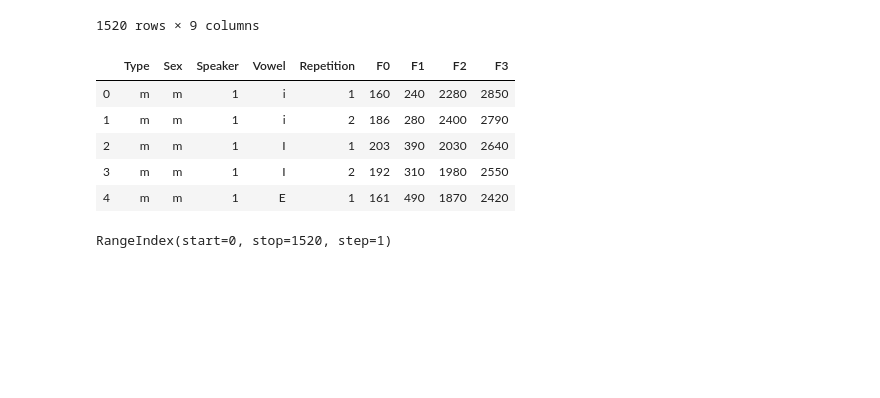
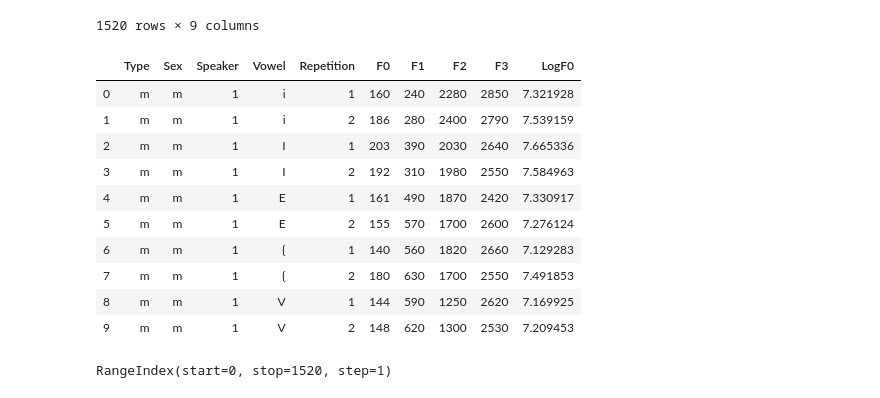
Before and after one commit to mim/ling83800dataAnalysis, a Jupyter notebook: lecture12.ipynb, the cells around one changed output. Cells and saved outputs as stored; diff of their text form; code cells hidden in the pictures; blank space fills up the shorter version.

```diff
--- a/lecture12.ipynb
+++ b/lecture12.ipynb
@@ -131,14 +137,19 @@ pb52
 | 1519 | c | f | 76 | 3' | 2 | 328 | 660 | 1830 | 2200 |
 1520 rows × 9 columns
 # %%
-pb52.head()
+pb52.head(10)
 # %% [output]
-|  | Type | Sex | Speaker | Vowel | Repetition | F0 | F1 | F2 | F3 |
-| 0 | m | m | 1 | i | 1 | 160 | 240 | 2280 | 2850 |
-| 1 | m | m | 1 | i | 2 | 186 | 280 | 2400 | 2790 |
-| 2 | m | m | 1 | I | 1 | 203 | 390 | 2030 | 2640 |
-| 3 | m | m | 1 | I | 2 | 192 | 310 | 1980 | 2550 |
-| 4 | m | m | 1 | E | 1 | 161 | 490 | 1870 | 2420 |
+|  | Type | Sex | Speaker | Vowel | Repetition | F0 | F1 | F2 | F3 | LogF0 |
+| 0 | m | m | 1 | i | 1 | 160 | 240 | 2280 | 2850 | 7.321928 |
+| 1 | m | m | 1 | i | 2 | 186 | 280 | 2400 | 2790 | 7.539159 |
+| 2 | m | m | 1 | I | 1 | 203 | 390 | 2030 | 2640 | 7.665336 |
+| 3 | m | m | 1 | I | 2 | 192 | 310 | 1980 | 2550 | 7.584963 |
+| 4 | m | m | 1 | E | 1 | 161 | 490 | 1870 | 2420 | 7.330917 |
+| 5 | m | m | 1 | E | 2 | 155 | 570 | 1700 | 2600 | 7.276124 |
+| 6 | m | m | 1 | { | 1 | 140 | 560 | 1820 | 2660 | 7.129283 |
+| 7 | m | m | 1 | { | 2 | 180 | 630 | 1700 | 2550 | 7.491853 |
+| 8 | m | m | 1 | V | 1 | 144 | 590 | 1250 | 2620 | 7.169925 |
+| 9 | m | m | 1 | V | 2 | 148 | 620 | 1300 | 2530 | 7.209453 |
 # %%
 pb52.index
 # %% [output]
```
Also changed, not shown: parts of 9 cells of this notebook.
